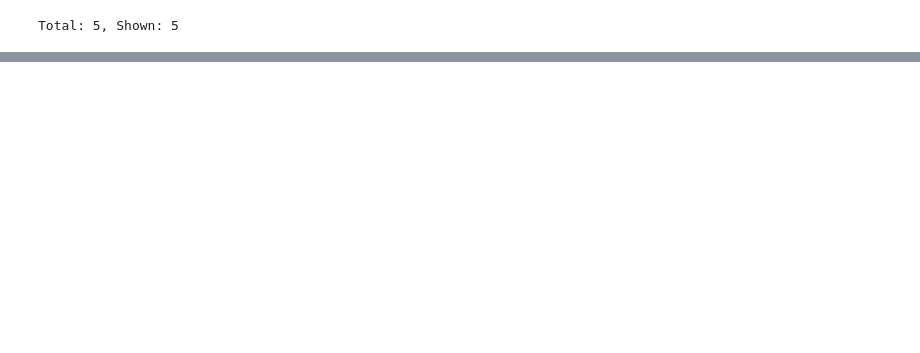
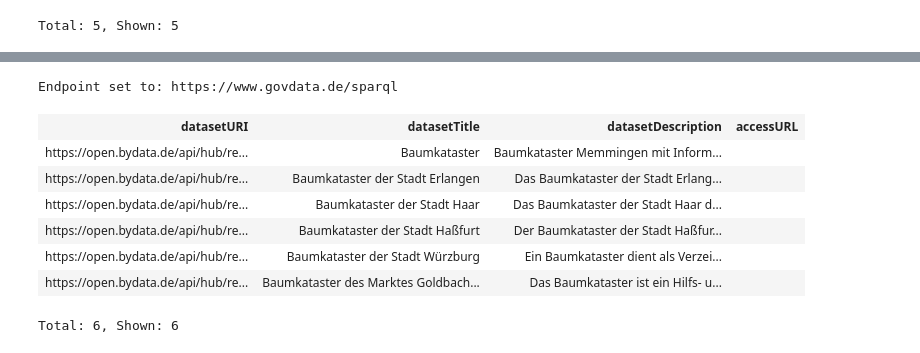
Before and after one commit to quadriga-dk/Tabelle-Fallstudie-2, a Jupyter notebook: FinaleForschungsfrage.ipynb, the cells around one changed output, grey strips where cells are left out. Saved outputs shown, nothing was run; the diff lists cells and outputs as text; code cells hidden in the pictures; blank space fills up the shorter version.

```diff
--- a/FinaleForschungsfrage.ipynb
+++ b/FinaleForschungsfrage.ipynb
@@ -305,0 +377,49 @@ Total: 5, Shown: 5
+# %%
+%endpoint https://www.govdata.de/sparql
+PREFIX dcat: <http://www.w3.org/ns/dcat#>
+PREFIX dct: <http://purl.org/dc/terms/>
+PREFIX dcatde: <http://dcat-ap.de/def/dcatde/>
+PREFIX rdfs: <http://www.w3.org/2000/01/rdf-schema#>
+PREFIX pg: <http://dcat-ap.de/def/politicalGeocoding/>
+
+SELECT ?datasetURI ?datasetTitle ?datasetDescription ?accessURL
+WHERE {
+  ?datasetURI a dcat:Dataset;
+              dct:title ?datasetTitle;
+              dct:description ?datasetDescription;
+              dcatde:contributorID ?contributorID;
+              dct:modified ?modified.
+
+  OPTIONAL {
+    ?datasetURI dcat:catalog ?catalog.
+    ?datasetURI dcat:accessURL ?accessURL.  # Add access URL
+  }
+
+  FILTER((LANG(?datasetTitle) = "" || LANG(?datasetTitle) = "de") && CONTAINS(LCASE(?datasetTitle), "baumkataster"))
+
+  FILTER(
+    CONTAINS(STR(?modified), "2017") ||
+    CONTAINS(STR(?modified), "2018") ||
+    CONTAINS(STR(?modified), "2019") ||
+    CONTAINS(STR(?modified), "2020") ||
+    CONTAINS(STR(?modified), "2021") ||
+    CONTAINS(STR(?modified), "2022") ||
+    CONTAINS(STR(?modified), "2023") ||
+    CONTAINS(STR(?modified), "2024") ||
+    CONTAINS(STR(?modified), "2025")
+  )
+
+  FILTER(?contributorID = <http://dcat-ap.de/def/contributors/openDataBayern>)
+
+}
+ORDER BY ?datasetTitle
+# %% [output]
+Endpoint set to: https://www.govdata.de/sparql
+| datasetURI | datasetTitle | datasetDescription | accessURL |
+| https://open.bydata.de/api/hub/re... | Baumkataster | Baumkataster Memmingen mit Inform... |  |
+| https://open.bydata.de/api/hub/re... | Baumkataster der Stadt Erlangen | Das Baumkataster der Stadt Erlang... |  |
+| https://open.bydata.de/api/hub/re... | Baumkataster der Stadt Haar | Das Baumkataster der Stadt Haar d... |  |
+| https://open.bydata.de/api/hub/re... | Baumkataster der Stadt Haßfurt | Der Baumkataster der Stadt Haßfur... |  |
+| https://open.bydata.de/api/hub/re... | Baumkataster der Stadt Würzburg | Ein Baumkataster dient als Verzei... |  |
+| https://open.bydata.de/api/hub/re... | Baumkataster des Marktes Goldbach... | Das Baumkataster ist ein Hilfs- u... |  |
+Total: 6, Shown: 6
```
Also changed, not shown: parts of 12 cells of this notebook, 2 other files.
